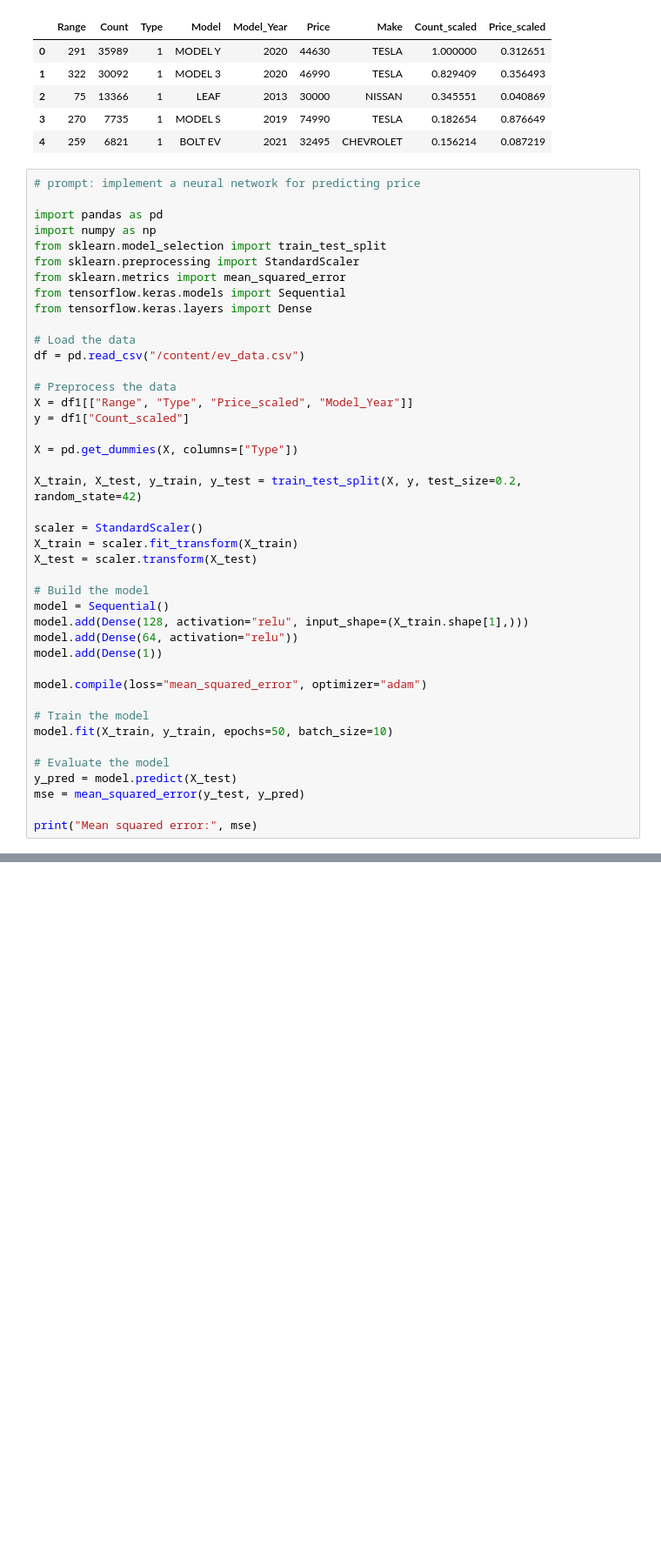
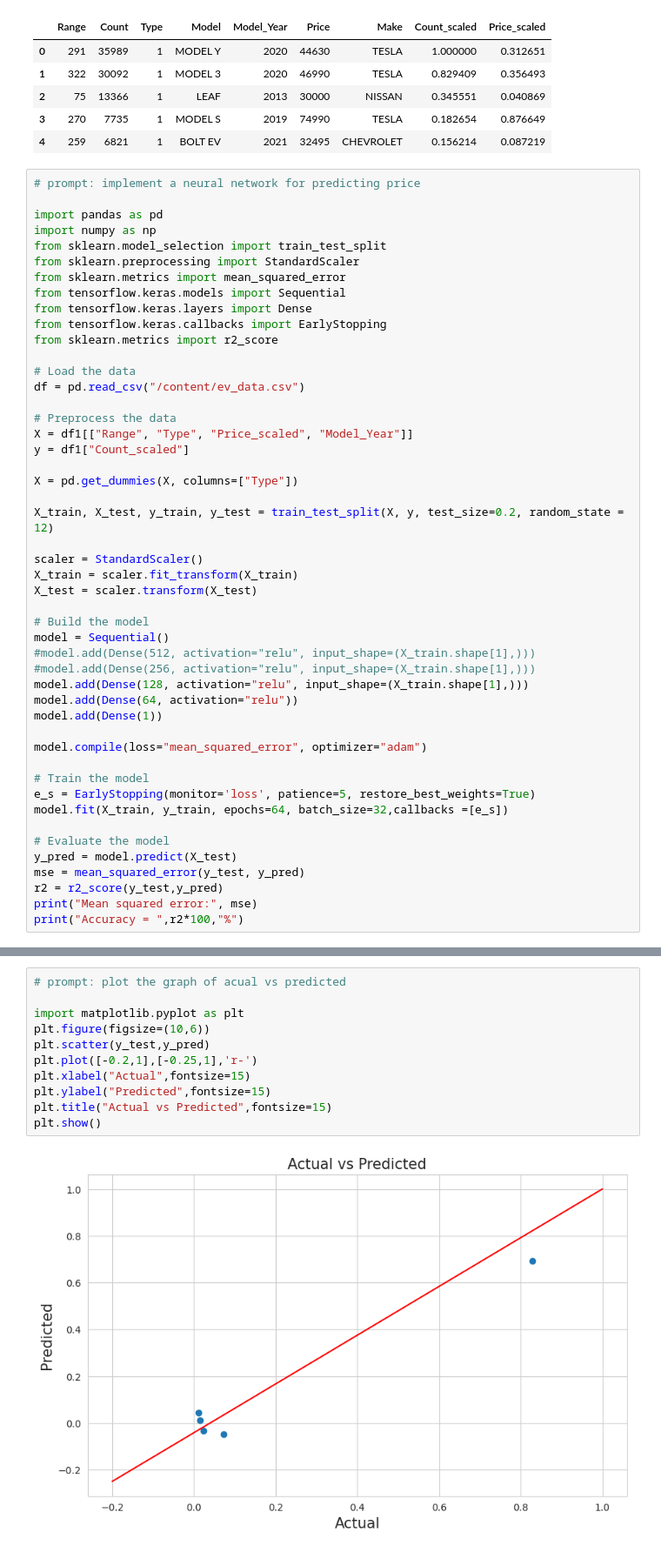
Before and after one commit to tushar-badlani/nnfl-project, a Jupyter notebook: EVsales.ipynb, the cells around one changed output, grey strips where cells are left out. Shown at 87% size. Drawn from its saved outputs; the diff is of its cells as text; blank space fills up the shorter version.

```diff
--- a/EVsales.ipynb
+++ b/EVsales.ipynb
@@ -511,6 +511,8 @@ from sklearn.preprocessing import StandardScaler
 from sklearn.metrics import mean_squared_error
 from tensorflow.keras.models import Sequential
 from tensorflow.keras.layers import Dense
+from tensorflow.keras.callbacks import EarlyStopping
+from sklearn.metrics import r2_score
 
 # Load the data
 df = pd.read_csv("/content/ev_data.csv")
@@ -521,7 +523,7 @@ y = df1["Count_scaled"]
 
 X = pd.get_dummies(X, columns=["Type"])
 
-X_train, X_test, y_train, y_test = train_test_split(X, y, test_size=0.2, random_state=42)
+X_train, X_test, y_train, y_test = train_test_split(X, y, test_size=0.2, random_state = 12)
 
 scaler = StandardScaler()
 X_train = scaler.fit_transform(X_train)
@@ -529,6 +531,8 @@ X_test = scaler.transform(X_test)
 
 # Build the model
 model = Sequential()
+#model.add(Dense(512, activation="relu", input_shape=(X_train.shape[1],)))
+#model.add(Dense(256, activation="relu", input_shape=(X_train.shape[1],)))
 model.add(Dense(128, activation="relu", input_shape=(X_train.shape[1],)))
 model.add(Dense(64, activation="relu"))
 model.add(Dense(1))
@@ -536,11 +540,13 @@ model.add(Dense(1))
 model.compile(loss="mean_squared_error", optimizer="adam")
 
 # Train the model
-model.fit(X_train, y_train, epochs=50, batch_size=10)
+e_s = EarlyStopping(monitor='loss', patience=5, restore_best_weights=True)
+model.fit(X_train, y_train, epochs=64, batch_size=32,callbacks =[e_s])
 
 # Evaluate the model
 y_pred = model.predict(X_test)
 mse = mean_squared_error(y_test, y_pred)
-
+r2 = r2_score(y_test,y_pred)
 print("Mean squared error:", mse)
+print("Accuracy = ",r2*100,"%")
 # %% [output]
@@ -563,0 +570,13 @@ Mean squared error: 0.0457700303896837
+# %%
+# prompt: plot the graph of acual vs predicted
+
+import matplotlib.pyplot as plt
+plt.figure(figsize=(10,6))
+plt.scatter(y_test,y_pred)
+plt.plot([-0.2,1],[-0.25,1],'r-')
+plt.xlabel("Actual",fontsize=15)
+plt.ylabel("Predicted",fontsize=15)
+plt.title("Actual vs Predicted",fontsize=15)
+plt.show()
+# %% [output]
+[figure, added]
```
Also changed, not shown: parts of 1 cell of this notebook.
